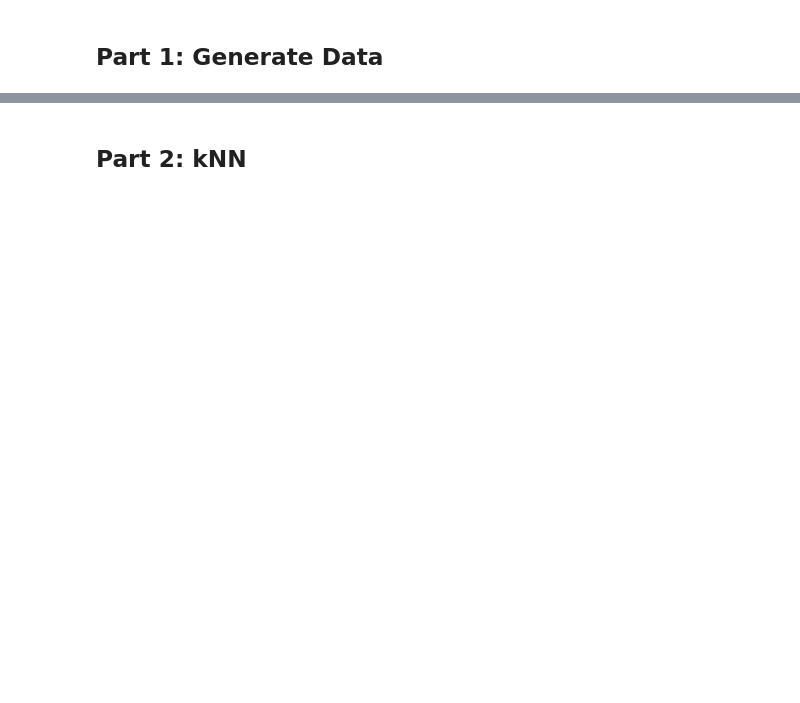
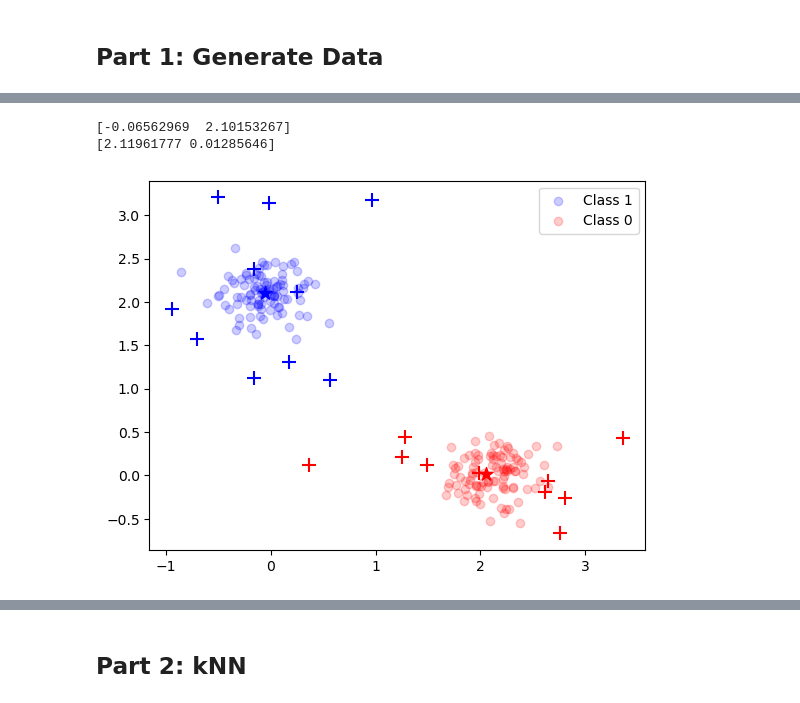
Before and after one commit to yogamaha/cs598-psl, a Jupyter notebook: ca-1/ca-1.ipynb, the cells around one changed output, grey strips where cells are left out. Saved outputs shown, nothing was run; the diff lists cells and outputs as text; code cells hidden in the pictures; blank space fills up the shorter version.

```diff
--- a/ca-1/ca-1.ipynb
+++ b/ca-1/ca-1.ipynb
@@ -28,13 +130,19 @@ Generate training & test data.
+# %%
+def mixture_distribution_rvs(centers, distr, size):
+    rvs = np.array([np.average(distr.rvs(size = centers.shape[0]), axis=0) for i in range(size)])
+    rvs = rvs + np.average(centers, axis=0)
+    return rvs
+
+# print(mixture_distribution_rvs(m1, distr, 10))
+# print("-------")
+# print(mixture_distribution_rvs(m0, distr, 10))
 # %%
-n = 5
+n = 100
 # Randomly allocate the n samples for class 1  to the 10 clusters
 id1 = np.random.randint(csize, size = n)
 id0 = np.random.randint(csize, size = n)
 
-# sd for generating data
-s = np.sqrt(float(1)/5)
+traindata = np.concatenate([mixture_distribution_rvs(m1, distr, n), mixture_distribution_rvs(m0, distr, n)])
 
-traindata = np.random.normal(size = (2 * n, p)) * s \
-            + np.concatenate([m1[id1,:], m0[id0,:]])
 ytrain = np.concatenate(([1]*n, [0]*n))
 # %%
@@ -76,0 +159,22 @@ array([-0.74976547,  1.3426804 ,  2.1530358 ])
+# %%
+print(np.average(traindata[:n], axis=0))
+print(np.average(traindata[n:], axis=0))
+
+plt.scatter(traindata[:n, 0], traindata[:n, 1], c = "blue", alpha=0.2, label='Class 1')
+plt.scatter(traindata[n:, 0], traindata[n:, 1], c = "red", alpha=0.2, label='Class 0')
+
+plt.scatter(m1[:,0], m1[:,1], marker = '+', s = 100, c = "blue")
+plt.scatter(m0[:,0], m0[:,1], marker = '+', s = 100, c = "red")
+
+plt.scatter(np.average(m1, axis=0)[0], np.average(m1, axis=0)[1], marker = '*', s = 100, c = "blue")
+plt.scatter(np.average(m0, axis=0)[0], np.average(m0, axis=0)[1], marker = '*', s = 100, c = "red")
+
+# plt.scatter([0], [2], marker = '*', s = 100, c = "blue")
+# plt.scatter([2], [0], marker = '*', s = 100, c = "red")
+
+plt.legend()
+plt.show()
+# %% [output]
+[-0.06562969  2.10153267]
+[2.11961777 0.01285646]
+[figure, added]
```
Also changed, not shown: parts of 33 cells of this notebook.
